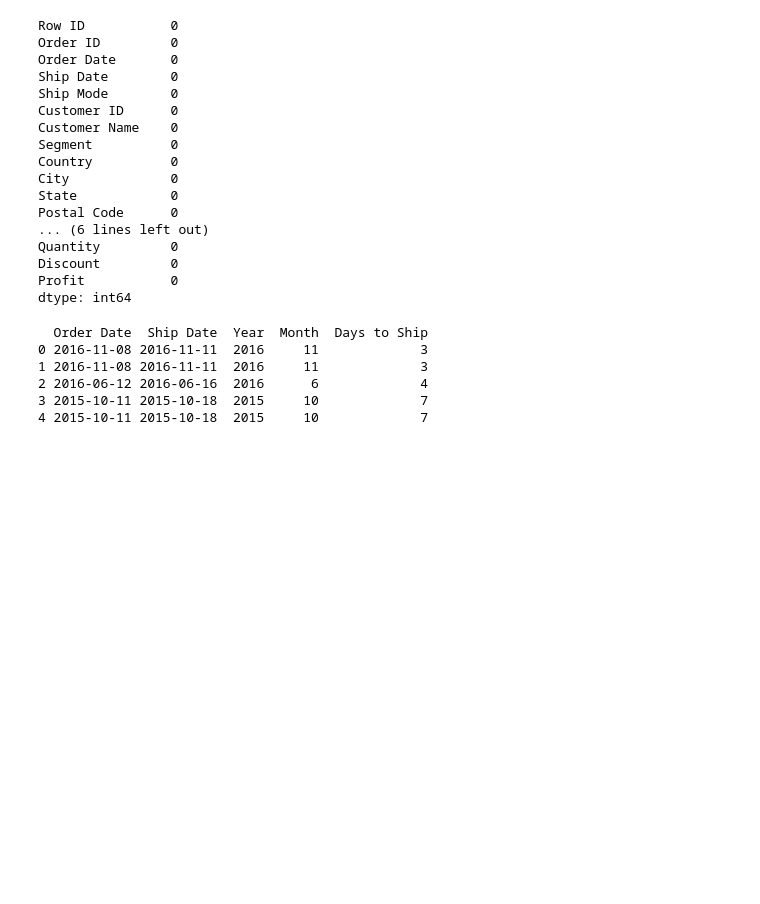
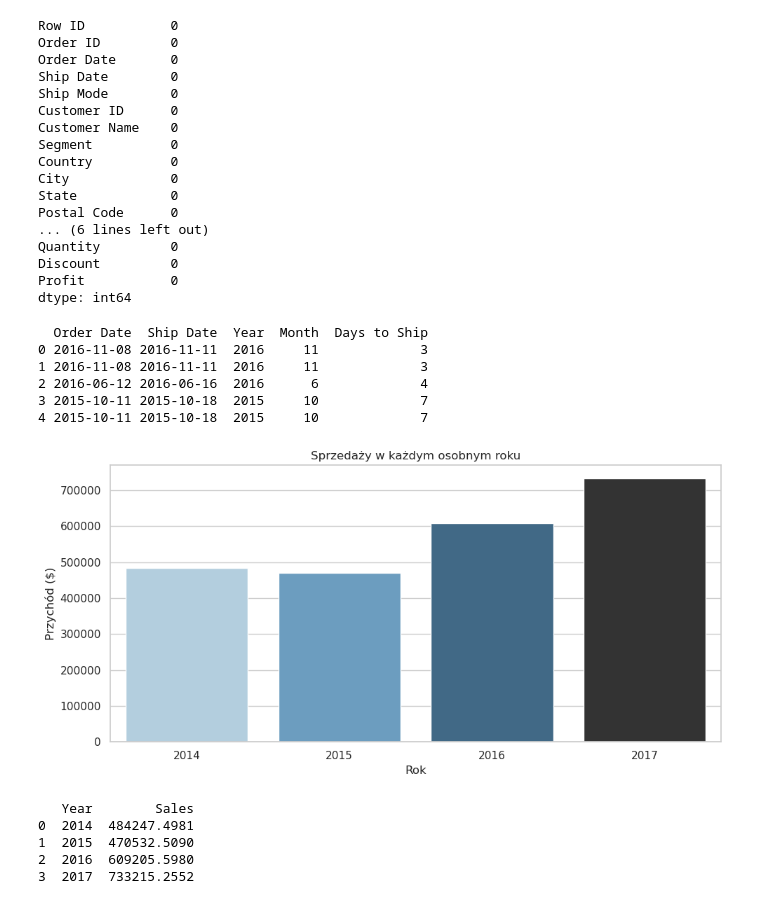
Before and after one commit to sverill/superstore-analysis, a Jupyter notebook: superstore_analysis.ipynb, the cells around one changed output. Drawn from its saved outputs; the diff is of its cells as text; code cells hidden in the pictures; blank space fills up the shorter version.

Commit message:
EDA: sales by year, category profit analysis, discount vs profit

```diff
--- a/superstore_analysis.ipynb
+++ b/superstore_analysis.ipynb
@@ -93,3 +93,23 @@ print(df[['Order Date', 'Ship Date', 'Year', 'Month', 'Days to Ship']].head())
 2 2016-06-12 2016-06-16  2016      6             4
 3 2015-10-11 2015-10-18  2015     10             7
 4 2015-10-11 2015-10-18  2015     10             7
+# %%
+#Wykres sprzedaż w każdym osobnym roku
+yearly_sales = df.groupby('Year')['Sales'].sum().reset_index()
+
+plt.figure(figsize=(10, 5))
+sns.barplot(data=yearly_sales, x='Year', y='Sales', hue='Year', legend=False, palette='Blues_d')
+plt.title('Sprzedaży w każdym osobnym roku')
+plt.ylabel('Przychód ($)')
+plt.xlabel('Rok')
+plt.tight_layout()
+plt.show()
+
+print(yearly_sales)
+# %% [output]
+[figure, added]
+   Year        Sales
+0  2014  484247.4981
+1  2015  470532.5090
+2  2016  609205.5980
+3  2017  733215.2552
```
Also changed, not shown: parts of 3 cells of this notebook.
